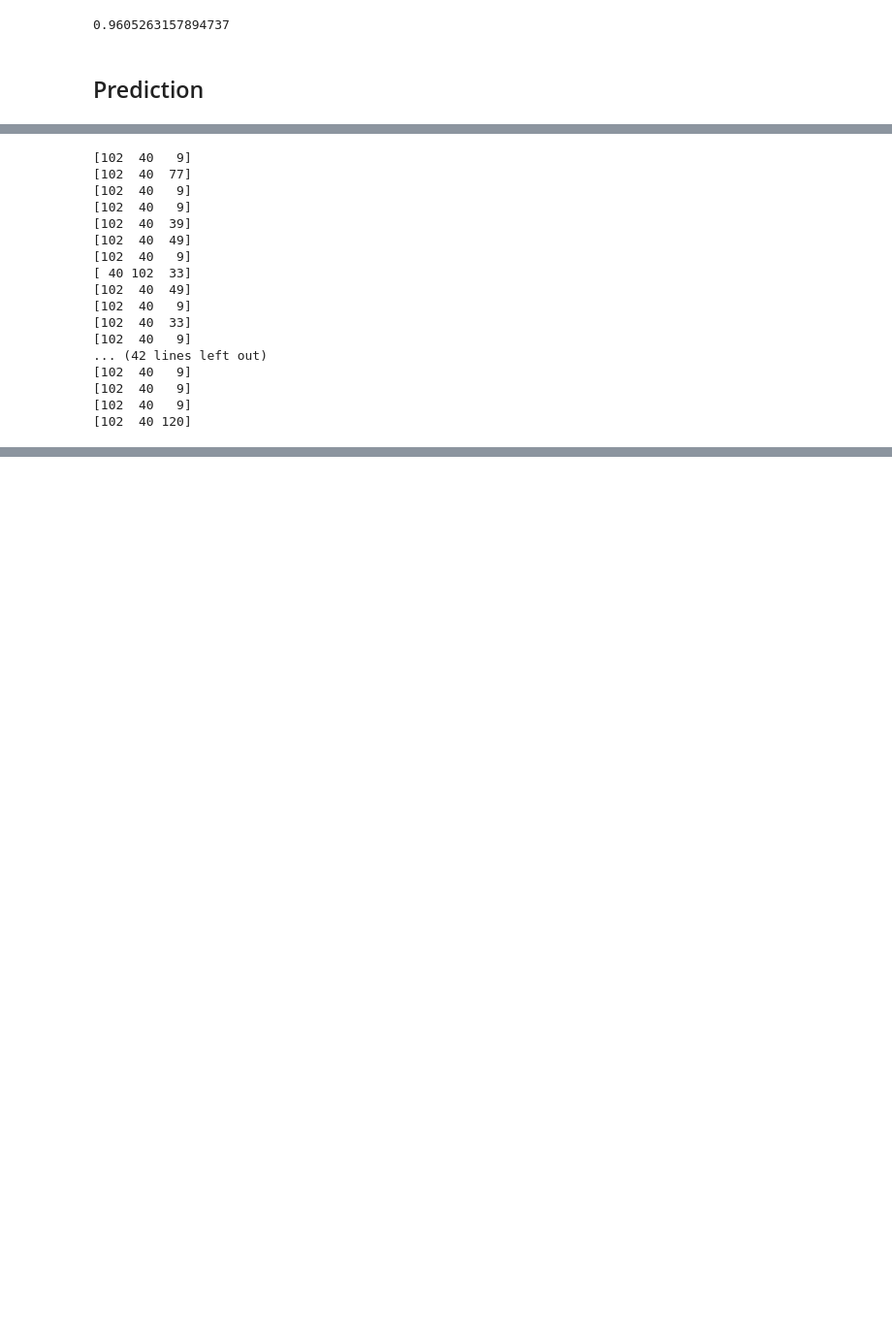
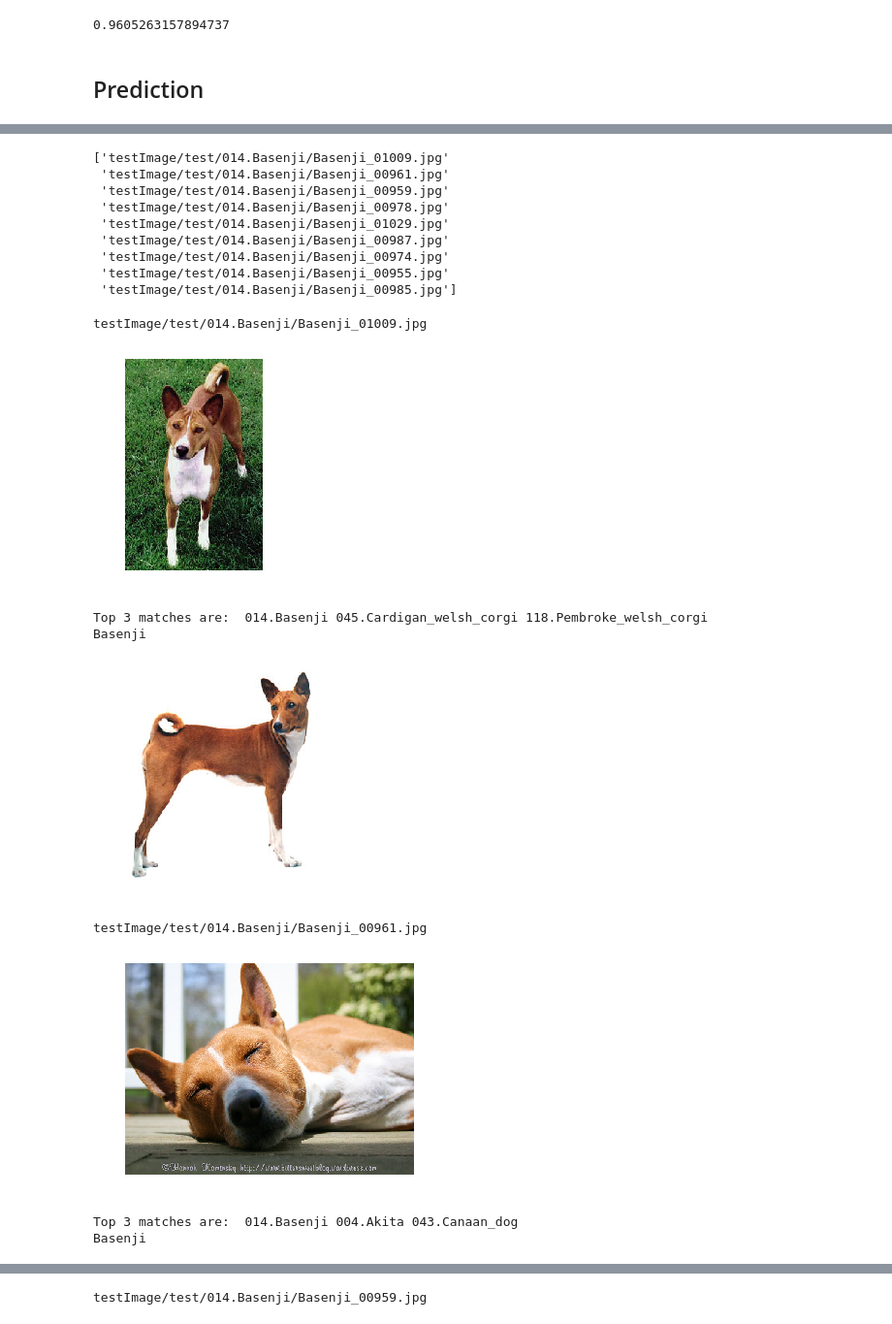
Before and after one commit to BearBurg/Dog_Breed, a Jupyter notebook: dog breed writeup.ipynb, the cells around one changed output, grey strips where cells are left out. Shown at 97% size. Saved outputs shown, nothing was run; the diff lists cells and outputs as text; code cells hidden in the pictures; blank space fills up the shorter version.

```diff
--- a/dog breed writeup.ipynb
+++ b/dog breed writeup.ipynb
@@ -50,7 +52,7 @@ def paths_to_tensor(img_paths):
 # %%
 train_files_name = "dogImages/train"
 test_file_name = "dogImages/test"
-dog_names = [item for item in sorted(glob(train_files_name + "/*/"))]
+dog_names = [item[16:-1] for item in sorted(glob(train_files_name + "/*/"))]
 # %%
 # load data
 train_files, train_targets = load_dataset(train_files_name)
@@ -191,31 +292,38 @@ def preprocess(path, npz_name):
     features_resnet50 = extract_Resnet50(tensors)
     features_resnet50 = expand_dimensions(features_resnet50)
 
-    np.savez_compressed(npz_name ,test=features_resnet50)
+    return files, features_resnet50
 # %%
-def resnet50_predictor(path, name, model, m=3):
-    preprocess(path, name)
+def resnet50_predictor(dog_names, path, name, model, m=3):
+    files, features = preprocess(path, name)
 
-    features = np.load(name + ".npz")['test']
-    make_prediction(dog_names, model, features, m)
+    predictions = make_prediction(dog_names, model, features, m)
+    for i in range(len(predictions)):
+        print(files[i])
+        show_pic(files[i])
+
+        print("Top 3 matches are: ", " ".join(predictions[i]))
+
+        show_sample(predictions[i][0])
 # %%
 dog_dir = "testImage/test"
-resnet50_predictor(dog_dir , 'dog_feature', resnet_model)
+resnet50_predictor(dog_names, dog_dir , 'dog_feature', resnet_model)
 # %% [output]
-[102  40   9]
-[102  40  77]
-[102  40   9]
-[102  40   9]
-[102  40  39]
-[102  40  49]
-[102  40   9]
-[ 40 102  33]
-[102  40  49]
-[102  40   9]
-[102  40  33]
-[102  40   9]
-... (42 lines left out)
-[102  40   9]
-[102  40   9]
-[102  40   9]
-[102  40 120]
+['testImage/test/014.Basenji/Basenji_01009.jpg'
+ 'testImage/test/014.Basenji/Basenji_00961.jpg'
+ 'testImage/test/014.Basenji/Basenji_00959.jpg'
+ 'testImage/test/014.Basenji/Basenji_00978.jpg'
+ 'testImage/test/014.Basenji/Basenji_01029.jpg'
+ 'testImage/test/014.Basenji/Basenji_00987.jpg'
+ 'testImage/test/014.Basenji/Basenji_00974.jpg'
+ 'testImage/test/014.Basenji/Basenji_00955.jpg'
+ 'testImage/test/014.Basenji/Basenji_00985.jpg']
+testImage/test/014.Basenji/Basenji_01009.jpg
+[figure, added]
+Top 3 matches are:  014.Basenji 045.Cardigan_welsh_corgi 118.Pembroke_welsh_corgi
+Basenji
+[figure, added]
+testImage/test/014.Basenji/Basenji_00961.jpg
+[figure, added]
+Top 3 matches are:  014.Basenji 004.Akita 043.Canaan_dog
+Basenji
@@ -221,0 +331 @@ resnet50_predictor(dog_dir , 'dog_feature', resnet_model)
+testImage/test/014.Basenji/Basenji_00959.jpg
```
Also changed, not shown: parts of 19 cells of this notebook.
